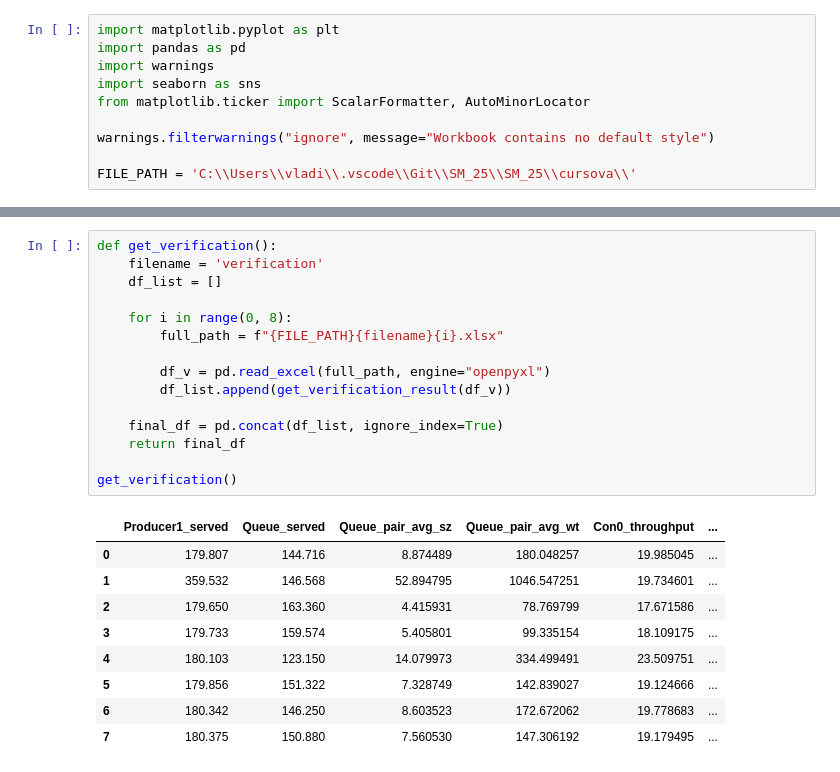
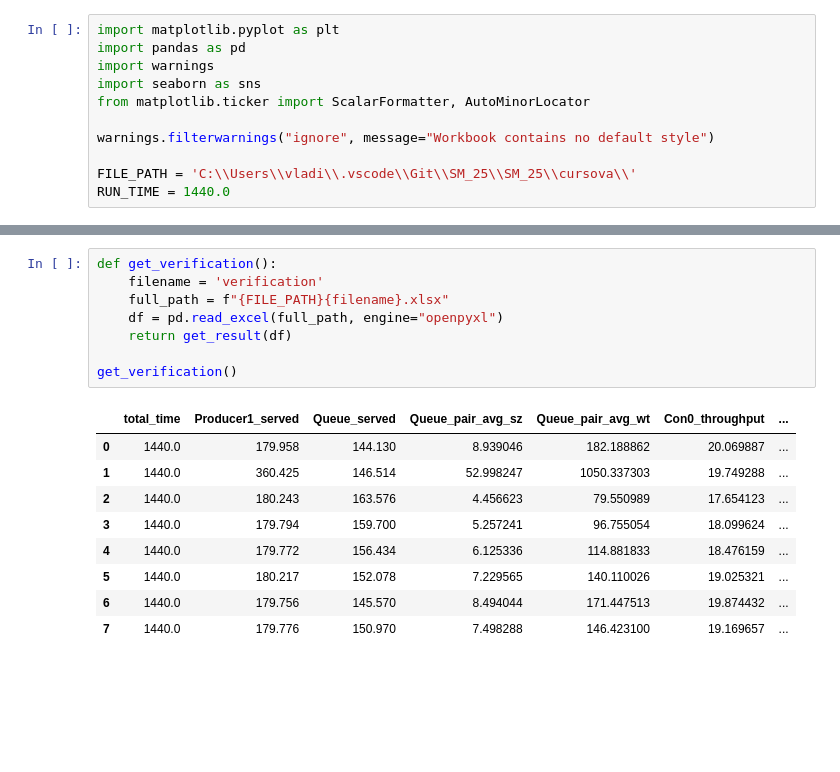
Before and after one commit to IP-14Nezdolii/SM_25, a Jupyter notebook: cursova/results.ipynb, the cells around one changed output, grey strips where cells are left out. Drawn from its saved outputs; the diff is of its cells as text; blank space fills up the shorter version.

```diff
--- a/cursova/results.ipynb
+++ b/cursova/results.ipynb
@@ -8,4 +8,5 @@ from matplotlib.ticker import ScalarFormatter, AutoMinorLocator
 warnings.filterwarnings("ignore", message="Workbook contains no default style")
 
 FILE_PATH = 'C:\\Users\\vladi\\.vscode\\Git\\SM_25\\SM_25\\cursova\\'
+RUN_TIME = 1440.0
 # %%
@@ -82,25 +80,18 @@ def get_verification_result(df):
 # %%
 def get_verification():
     filename = 'verification'
-    df_list = []
-
-    for i in range(0, 8):
-        full_path = f"{FILE_PATH}{filename}{i}.xlsx"
-
-        df_v = pd.read_excel(full_path, engine="openpyxl")
-        df_list.append(get_verification_result(df_v))
-
-    final_df = pd.concat(df_list, ignore_index=True)
-    return final_df
+    full_path = f"{FILE_PATH}{filename}.xlsx"
+    df = pd.read_excel(full_path, engine="openpyxl")
+    return get_result(df)
 
 get_verification()
 # %% [output]
-|  | Producer1_served | Queue_served | Queue_pair_avg_sz | Queue_pair_avg_wt | Con0_throughput | ... |
-| 0 | 179.807 | 144.716 | 8.874489 | 180.048257 | 19.985045 | ... |
-| 1 | 359.532 | 146.568 | 52.894795 | 1046.547251 | 19.734601 | ... |
-| 2 | 179.650 | 163.360 | 4.415931 | 78.769799 | 17.671586 | ... |
-| 3 | 179.733 | 159.574 | 5.405801 | 99.335154 | 18.109175 | ... |
-| 4 | 180.103 | 123.150 | 14.079973 | 334.499491 | 23.509751 | ... |
-| 5 | 179.856 | 151.322 | 7.328749 | 142.839027 | 19.124666 | ... |
-| 6 | 180.342 | 146.250 | 8.603523 | 172.672062 | 19.778683 | ... |
-| 7 | 180.375 | 150.880 | 7.560530 | 147.306192 | 19.179495 | ... |
+|  | total_time | Producer1_served | Queue_served | Queue_pair_avg_sz | Queue_pair_avg_wt | Con0_throughput | ... |
+| 0 | 1440.0 | 179.958 | 144.130 | 8.939046 | 182.188862 | 20.069887 | ... |
+| 1 | 1440.0 | 360.425 | 146.514 | 52.998247 | 1050.337303 | 19.749288 | ... |
+| 2 | 1440.0 | 180.243 | 163.576 | 4.456623 | 79.550989 | 17.654123 | ... |
+| 3 | 1440.0 | 179.794 | 159.700 | 5.257241 | 96.755054 | 18.099624 | ... |
+| 4 | 1440.0 | 179.772 | 156.434 | 6.125336 | 114.881833 | 18.476159 | ... |
+| 5 | 1440.0 | 180.217 | 152.078 | 7.229565 | 140.110026 | 19.025321 | ... |
+| 6 | 1440.0 | 179.756 | 145.570 | 8.494044 | 171.447513 | 19.874432 | ... |
+| 7 | 1440.0 | 179.776 | 150.970 | 7.498288 | 146.423100 | 19.169657 | ... |
```
Also changed, not shown: parts of 6 cells of this notebook, 11 other files.
